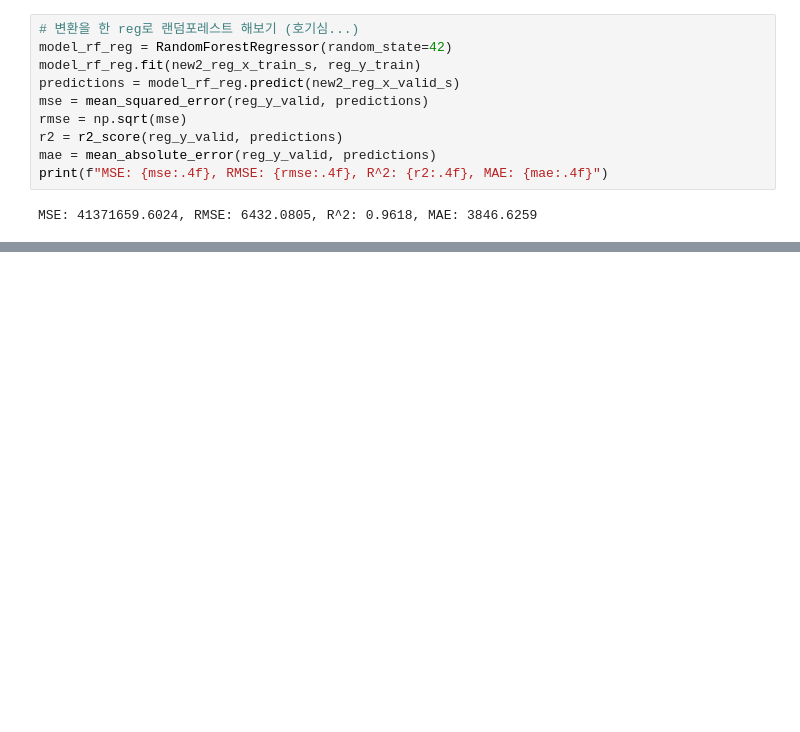
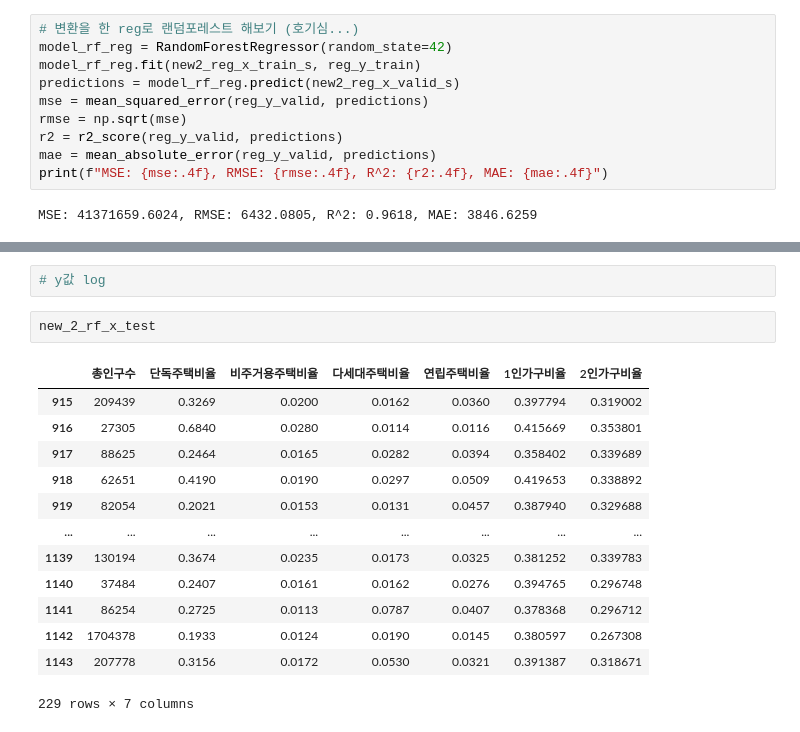
Before and after one commit to kimsang0220/Busan_Big_Data, a Jupyter notebook: NMJ/8차_데이터분석.ipynb, the cells around one changed output, grey strips where cells are left out. Cells and saved outputs as stored; diff of their text form; blank space fills up the shorter version.

```diff
--- a/NMJ/8차_데이터분석.ipynb
+++ b/NMJ/8차_데이터분석.ipynb
@@ -717,0 +749,18 @@ reg_y_test
+# %%
+# y값 log
+# %%
+new_2_rf_x_test
+# %% [output]
+|  | 총인구수 | 단독주택비율 | 비주거용주택비율 | 다세대주택비율 | 연립주택비율 | 1인가구비율 | 2인가구비율 |
+| 915 | 209439 | 0.3269 | 0.0200 | 0.0162 | 0.0360 | 0.397794 | 0.319002 |
+| 916 | 27305 | 0.6840 | 0.0280 | 0.0114 | 0.0116 | 0.415669 | 0.353801 |
+| 917 | 88625 | 0.2464 | 0.0165 | 0.0282 | 0.0394 | 0.358402 | 0.339689 |
+| 918 | 62651 | 0.4190 | 0.0190 | 0.0297 | 0.0509 | 0.419653 | 0.338892 |
+| 919 | 82054 | 0.2021 | 0.0153 | 0.0131 | 0.0457 | 0.387940 | 0.329688 |
+| ... | ... | ... | ... | ... | ... | ... | ... |
+| 1139 | 130194 | 0.3674 | 0.0235 | 0.0173 | 0.0325 | 0.381252 | 0.339783 |
+| 1140 | 37484 | 0.2407 | 0.0161 | 0.0162 | 0.0276 | 0.394765 | 0.296748 |
+| 1141 | 86254 | 0.2725 | 0.0113 | 0.0787 | 0.0407 | 0.378368 | 0.296712 |
+| 1142 | 1704378 | 0.1933 | 0.0124 | 0.0190 | 0.0145 | 0.380597 | 0.267308 |
+| 1143 | 207778 | 0.3156 | 0.0172 | 0.0530 | 0.0321 | 0.391387 | 0.318671 |
+229 rows × 7 columns
```
Also changed, not shown: parts of 16 cells of this notebook.
